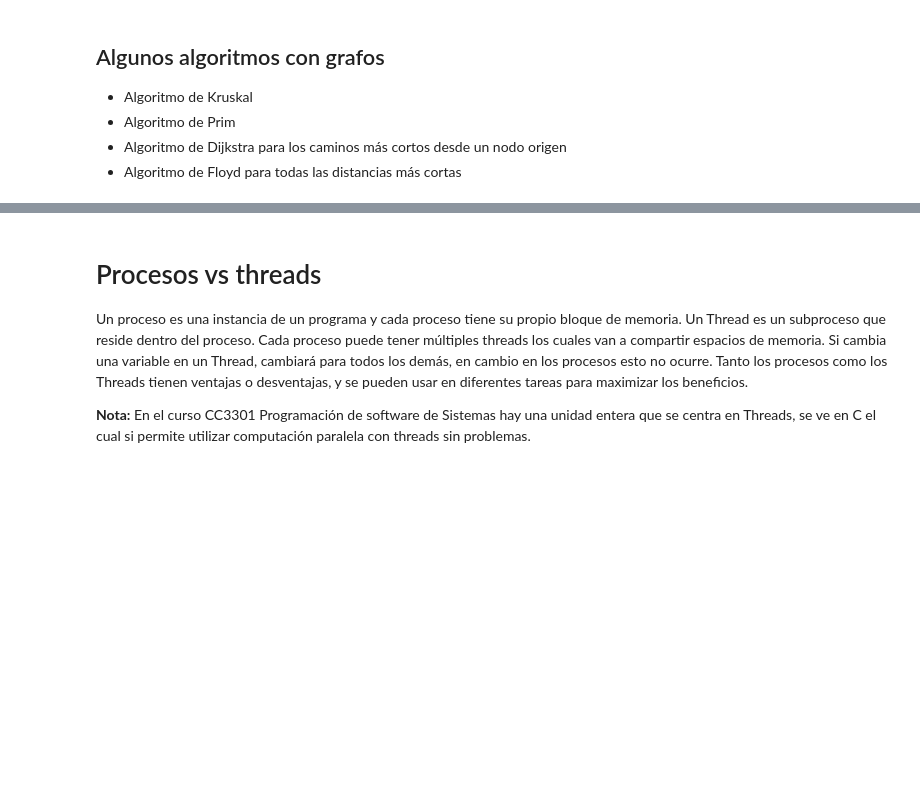
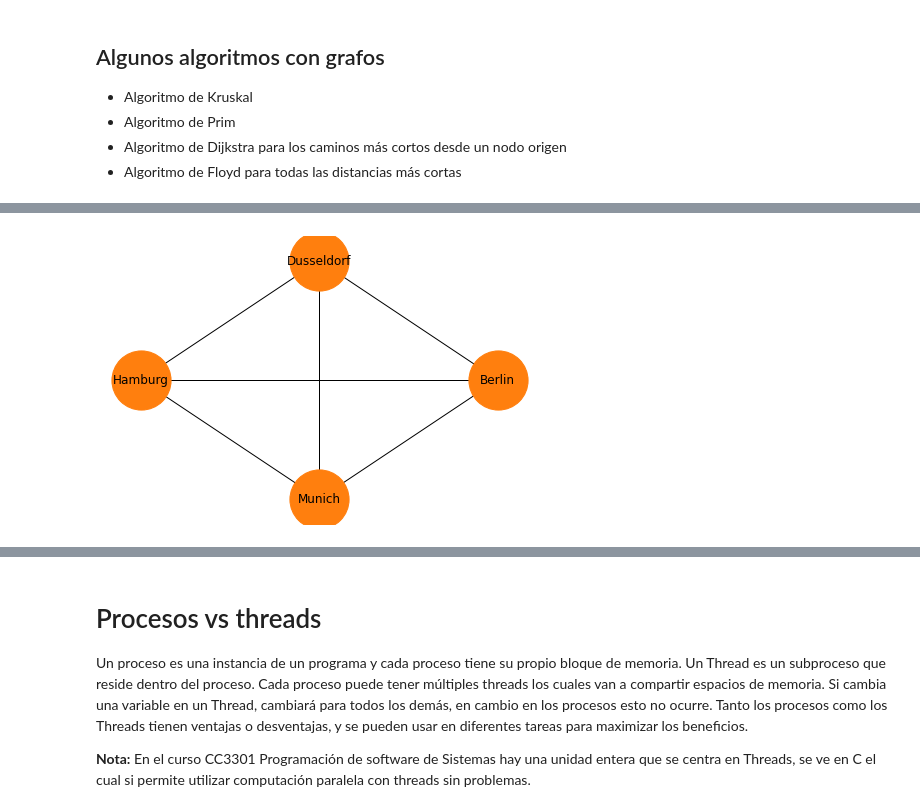
Before and after one commit to EduMonsalve/Programacion-Avanzada, a Jupyter notebook: Modulos/Modulo_4.ipynb, the cells around one changed output, grey strips where cells are left out. Drawn from its saved outputs; the diff is of its cells as text; code cells hidden in the pictures; blank space fills up the shorter version.

```diff
--- a/Modulos/Modulo_4.ipynb
+++ b/Modulos/Modulo_4.ipynb
@@ -482,0 +616,20 @@ Analizar el rendimiento de los algoritmos se realzia en general al calcular como
+# %%
+import networkx as nx
+
+def all_pairs(nodes):
+    for i, u in enumerate(nodes):
+        for j, v in enumerate(nodes):
+            if i < j:
+                yield u, v
+
+G = nx.Graph()
+nodes = ["Berlin","Dusseldorf","Hamburg","Munich"]
+G.add_nodes_from(nodes)
+G.add_edges_from(all_pairs(nodes))
+# %%
+nx.draw_circular(G,
+                 node_color='C1',
+                 node_size=3500,
+                 with_labels=True)
+# %% [output]
+[figure, added]
```
Also changed, not shown: parts of 23 cells of this notebook, 2 other files.
